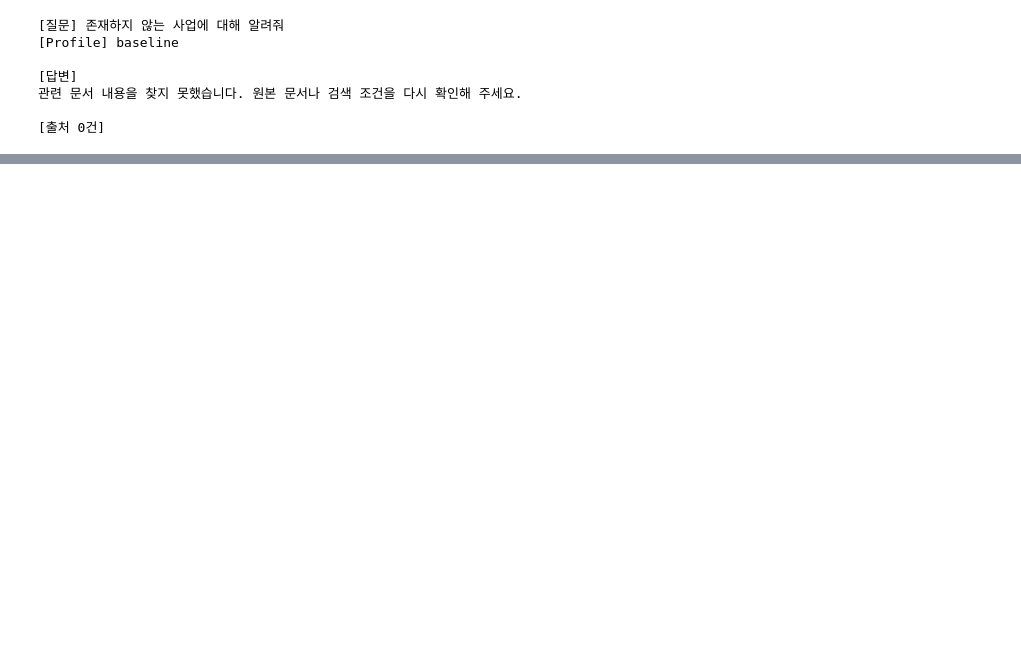
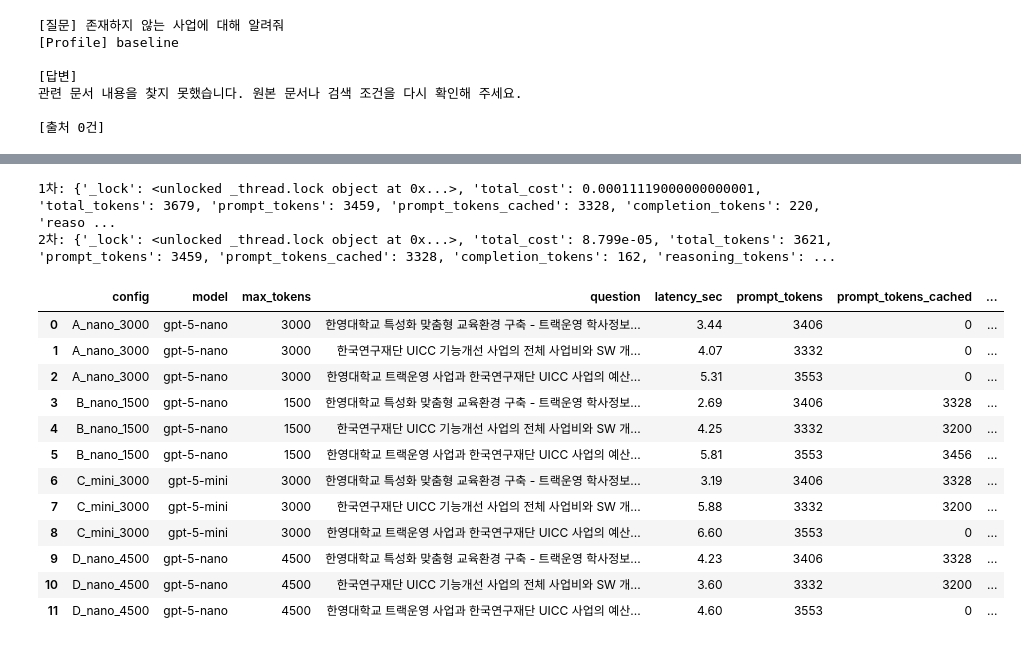
Before and after one commit to tjgh8167/rfp-rag-project, a Jupyter notebook: notebook/03_generation_test.ipynb, the cells around one changed output, grey strips where cells are left out. Saved outputs shown, nothing was run; the diff lists cells and outputs as text; code cells hidden in the pictures; blank space fills up the shorter version.

```diff
--- a/notebook/03_generation_test.ipynb
+++ b/notebook/03_generation_test.ipynb
@@ -525,0 +555,76 @@ for cfg, q in targets:
+# %%
+with get_openai_callback() as cb1:
+    run("한영대학교 특성화 맞춤형 교육환경 구축 사업의 예산과 수행 기간은 어떻게 돼?", profile="openai")
+print("1차:", vars(cb1))
+
+with get_openai_callback() as cb2:
+    run("한영대학교 특성화 맞춤형 교육환경 구축 사업의 예산과 수행 기간은 어떻게 돼?", profile="openai")
+print("2차:", vars(cb2))
+# %% [output]
+1차: {'_lock': <unlocked _thread.lock object at 0x...>, 'total_cost': 0.00011119000000000001, 'total_tokens': 3679, 'prompt_tokens': 3459, 'prompt_tokens_cached': 3328, 'completion_tokens': 220, 'reaso ...
+2차: {'_lock': <unlocked _thread.lock object at 0x...>, 'total_cost': 8.799e-05, 'total_tokens': 3621, 'prompt_tokens': 3459, 'prompt_tokens_cached': 3328, 'completion_tokens': 162, 'reasoning_tokens': ...
+# %%
+# --- 셀 1: CONFIGS 비교 (1회씩) ---
+import warnings
+warnings.filterwarnings("ignore", category=DeprecationWarning)
+import time, yaml
+from copy import deepcopy
+from langchain_community.callbacks import get_openai_callback
+from api_main import run, load_config
+
+BASE_CONFIG_PATH = "config/default.yaml"
+
+CONFIGS = {
+    "A_nano_3000": {"model": "gpt-5-nano", "max_tokens": 3000},
+    "B_nano_1500": {"model": "gpt-5-nano", "max_tokens": 1500},
+    "C_mini_3000":  {"model": "gpt-5-mini", "max_tokens": 3000},
+    "D_nano_4500":  {"model": "gpt-5-nano", "max_tokens": 4500},
+}
+
+# 공통질문(questions.jsonl) 중 baseline(Q01) + 실제로 빈 답변이 나왔던 계산 질문(Q02, Q07)
+TARGET_QUESTION_IDS = ["Q01", "Q02", "Q07"]
+QUESTIONS = [QUESTIONS_BY_ID[qid]["question"] for qid in TARGET_QUESTION_IDS]
+KEYWORDS_BY_QUESTION = {QUESTIONS_BY_ID[qid]["question"]: QUESTIONS_BY_ID[qid]["keywords"] for qid in TARGET_QUESTION_IDS}
+
+def make_temp_config(overrides: dict) -> str:
+    cfg = deepcopy(load_config(BASE_CONFIG_PATH))
+    cfg["generation"].update(overrides)
+    tmp_path = f"config/_tmp_{overrides['model']}_{overrides['max_tokens']}.yaml"
+    with open(tmp_path, "w", encoding="utf-8") as f:
+        yaml.safe_dump(cfg, f, allow_unicode=True)
+    return tmp_path
+
+results = []
+for cfg_name, overrides in CONFIGS.items():
+    tmp_path = make_temp_config(overrides)
+    for q in QUESTIONS:
+        start = time.perf_counter()
+        with get_openai_callback() as cb:
+            response = run(q, config_path=tmp_path, profile="openai")
+        elapsed = time.perf_counter() - start
+        results.append({
+            "config": cfg_name, "model": overrides["model"], "max_tokens": overrides["max_tokens"],
+            "question": q, "latency_sec": round(elapsed, 2),
+            "prompt_tokens": cb.prompt_tokens, "prompt_tokens_cached": cb.prompt_tokens_cached,
+            "completion_tokens": cb.completion_tokens,
+            "answer_len": len(response["answer"]),
+            "cost_usd": round(cb.total_cost, 5), "answer": response["answer"],
+        })
+
+import pandas as pd
+df = pd.DataFrame(results)
+df
+# %% [output]
+|  | config | model | max_tokens | question | latency_sec | prompt_tokens | prompt_tokens_cached | ... |
+| 0 | A_nano_3000 | gpt-5-nano | 3000 | 한영대학교 특성화 맞춤형 교육환경 구축 - 트랙운영 학사정보... | 3.44 | 3406 | 0 | ... |
+| 1 | A_nano_3000 | gpt-5-nano | 3000 | 한국연구재단 UICC 기능개선 사업의 전체 사업비와 SW 개... | 4.07 | 3332 | 0 | ... |
+| 2 | A_nano_3000 | gpt-5-nano | 3000 | 한영대학교 트랙운영 사업과 한국연구재단 UICC 사업의 예산... | 5.31 | 3553 | 0 | ... |
+| 3 | B_nano_1500 | gpt-5-nano | 1500 | 한영대학교 특성화 맞춤형 교육환경 구축 - 트랙운영 학사정보... | 2.69 | 3406 | 3328 | ... |
+| 4 | B_nano_1500 | gpt-5-nano | 1500 | 한국연구재단 UICC 기능개선 사업의 전체 사업비와 SW 개... | 4.25 | 3332 | 3200 | ... |
+| 5 | B_nano_1500 | gpt-5-nano | 1500 | 한영대학교 트랙운영 사업과 한국연구재단 UICC 사업의 예산... | 5.81 | 3553 | 3456 | ... |
+| 6 | C_mini_3000 | gpt-5-mini | 3000 | 한영대학교 특성화 맞춤형 교육환경 구축 - 트랙운영 학사정보... | 3.19 | 3406 | 3328 | ... |
+| 7 | C_mini_3000 | gpt-5-mini | 3000 | 한국연구재단 UICC 기능개선 사업의 전체 사업비와 SW 개... | 5.88 | 3332 | 3200 | ... |
+| 8 | C_mini_3000 | gpt-5-mini | 3000 | 한영대학교 트랙운영 사업과 한국연구재단 UICC 사업의 예산... | 6.60 | 3553 | 0 | ... |
+| 9 | D_nano_4500 | gpt-5-nano | 4500 | 한영대학교 특성화 맞춤형 교육환경 구축 - 트랙운영 학사정보... | 4.23 | 3406 | 3328 | ... |
+| 10 | D_nano_4500 | gpt-5-nano | 4500 | 한국연구재단 UICC 기능개선 사업의 전체 사업비와 SW 개... | 3.60 | 3332 | 3200 | ... |
+| 11 | D_nano_4500 | gpt-5-nano | 4500 | 한영대학교 트랙운영 사업과 한국연구재단 UICC 사업의 예산... | 4.60 | 3553 | 0 | ... |
```
Also changed, not shown: parts of 21 cells of this notebook.
